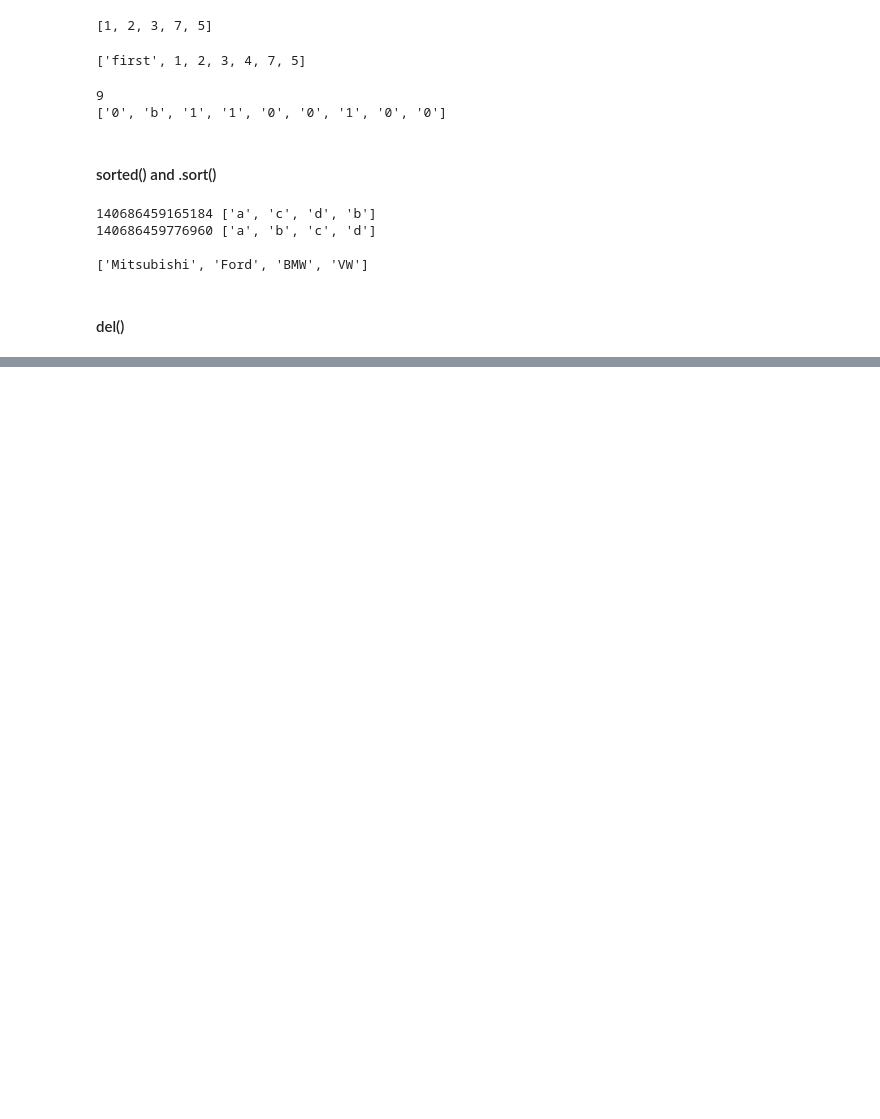
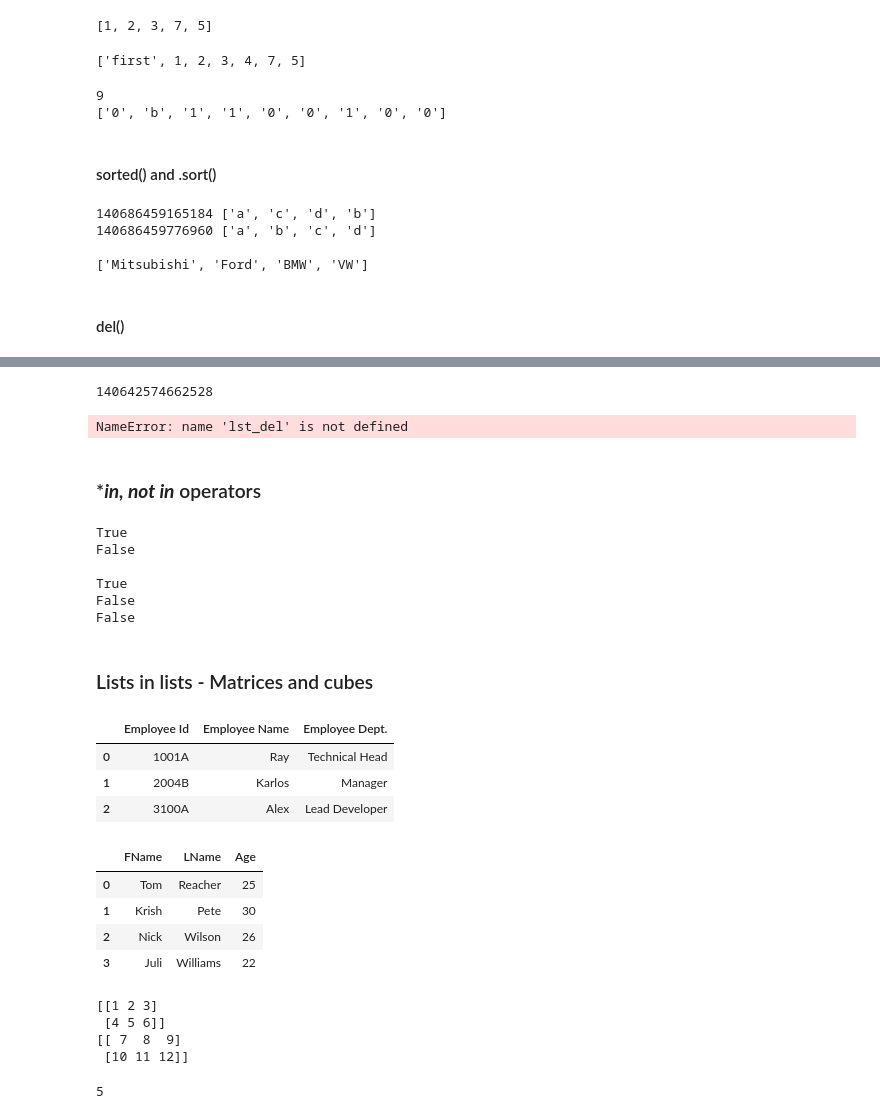
Before and after one commit to julesc00/pandas_essential_training, a Jupyter notebook: Exam_block_2_Data_aggregates.ipynb, the cells around one changed output, grey strips where cells are left out. Drawn from its saved outputs; the diff is of its cells as text; code cells hidden in the pictures; blank space fills up the shorter version.

```diff
--- a/Exam_block_2_Data_aggregates.ipynb
+++ b/Exam_block_2_Data_aggregates.ipynb
@@ -761,0 +519,70 @@ countri China
+# %%
+lst_del = ["a", False, "b", "c"]
+print(id(lst_del))
+del(lst_del)
+print(id(lst_del))
+# %% [output]
+140642574662528
+NameError: name 'lst_del' is not defined
+# %% [markdown]
+### ****in, not in*** operators
+# %%
+# Check wether a value is part of a sequence
+lst_is = [1, 2, 3, 4, 5]
+print(3 in lst_is)
+print(6 in lst_is)
+
+print()
+
+msg = "Hi there mah' people!"
+print("o" in msg)
+print("O" in msg)
+print("x" in msg)
+# %% [output]
+True
+False
+
+True
+False
+False
+# %% [markdown]
+### Lists in lists - Matrices and cubes
+# %%
+import pandas as pd
+
+# Two-dimensional arrays
+two_dim_arr = np.array([['1001A','Ray', 'Technical Head'], ['2004B', 'Karlos' , 'Manager'], ['3100A', 'Alex' , 'Lead Developer']])
+two_dim_arr
+pd.DataFrame(two_dim_arr, columns=["Employee Id", "Employee Name", "Employee Dept."])
+# %% [output]
+|  | Employee Id | Employee Name | Employee Dept. |
+| 0 | 1001A | Ray | Technical Head |
+| 1 | 2004B | Karlos | Manager |
+| 2 | 3100A | Alex | Lead Developer |
+# %%
+# Two-dimensional list
+lst = [['Tom', 'Reacher', 25], ['Krish', 'Pete', 30],
+       ['Nick', 'Wilson', 26], ['Juli', 'Williams', 22]]
+
+pd.DataFrame(lst, columns =['FName', 'LName', 'Age'])
+# %% [output]
+|  | FName | LName | Age |
+| 0 | Tom | Reacher | 25 |
+| 1 | Krish | Pete | 30 |
+| 2 | Nick | Wilson | 26 |
+| 3 | Juli | Williams | 22 |
+# %%
+# Multi-dimensional array/list
+multi_arr = np.array([[[1, 2, 3], [4, 5, 6]], [[7, 8, 9], [10, 11, 12]]])
+for x in multi_arr:
+    print(x)
+# %% [output]
+[[1 2 3]
+ [4 5 6]]
+[[ 7  8  9]
+ [10 11 12]]
+# %%
+# Accessing item number 5 via index drilling
+multi_arr[0][1][1]
+# %% [output]
+5
```
Also changed, not shown: parts of 74 cells of this notebook.
